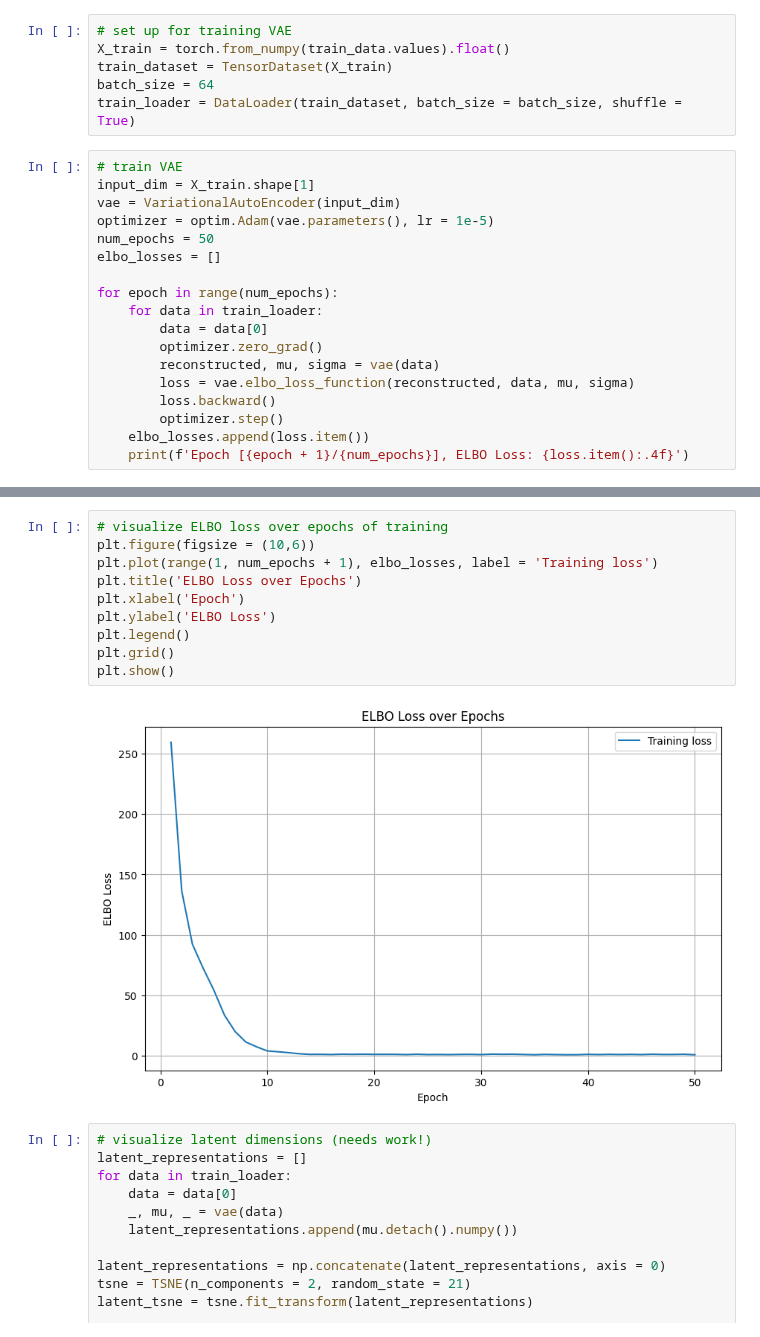
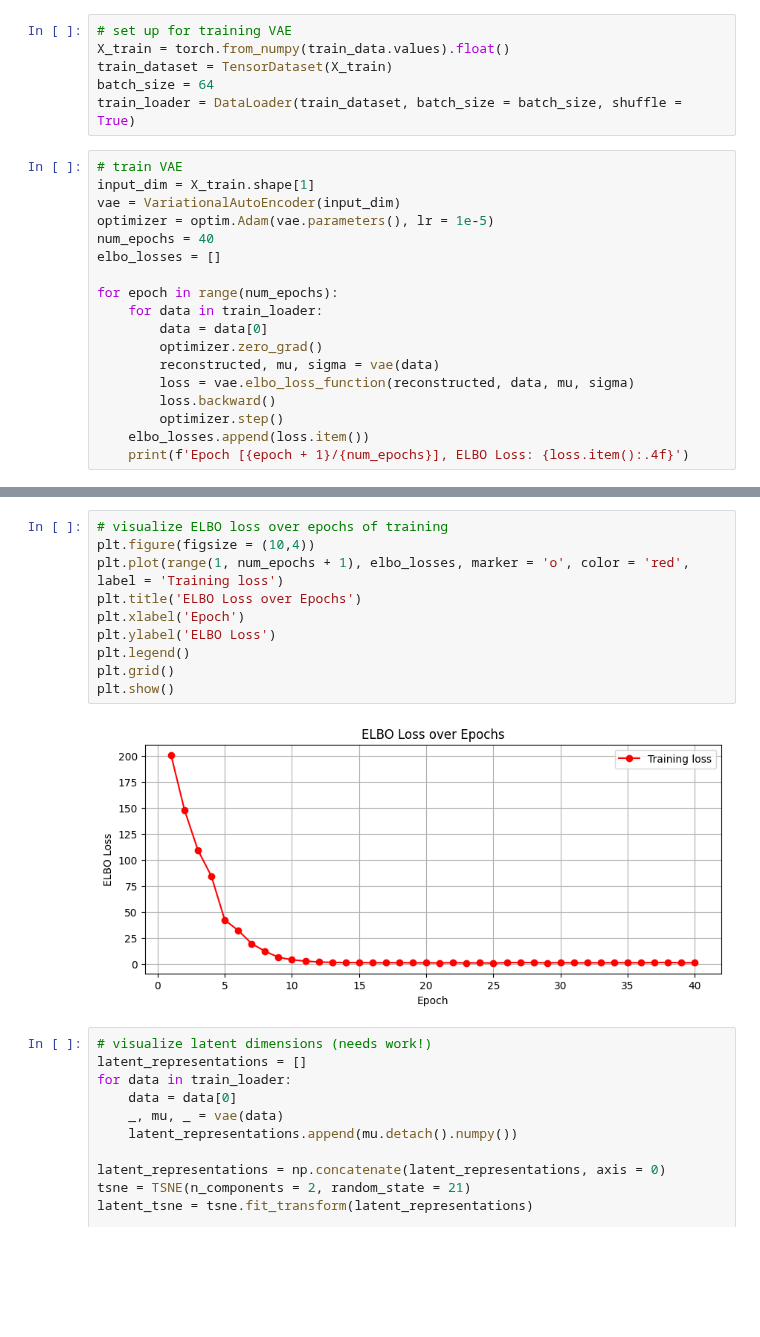
Before and after one commit to connormcmanigal/IoT-IDS-VAE-Classification, a Jupyter notebook: report.ipynb, the cells around one changed output, grey strips where cells are left out. Drawn from its saved outputs; the diff is of its cells as text; blank space fills up the shorter version.

```diff
--- a/report.ipynb
+++ b/report.ipynb
@@ -397,7 +401,7 @@ train_loader = DataLoader(train_dataset, batch_size = batch_size, shuffle = True
 input_dim = X_train.shape[1]
 vae = VariationalAutoEncoder(input_dim)
 optimizer = optim.Adam(vae.parameters(), lr = 1e-5)
-num_epochs = 50
+num_epochs = 40
 elbo_losses = []
 
 for epoch in range(num_epochs):
@@ -431,15 +435,15 @@ Epoch [50/50], ELBO Loss: 0.6723
 # %%
 # visualize ELBO loss over epochs of training
-plt.figure(figsize = (10,6))
-plt.plot(range(1, num_epochs + 1), elbo_losses, label = 'Training loss')
+plt.figure(figsize = (10,4))
+plt.plot(range(1, num_epochs + 1), elbo_losses, marker = 'o', color = 'red', label = 'Training loss')
 plt.title('ELBO Loss over Epochs')
 plt.xlabel('Epoch')
 plt.ylabel('ELBO Loss')
 plt.legend()
 plt.grid()
 plt.show()
 # %% [output]
-[figure, old version]
+[figure, new version]
 # %%
 # visualize latent dimensions (needs work!)
 latent_representations = []
```
Also changed, not shown: parts of 2 cells of this notebook.
